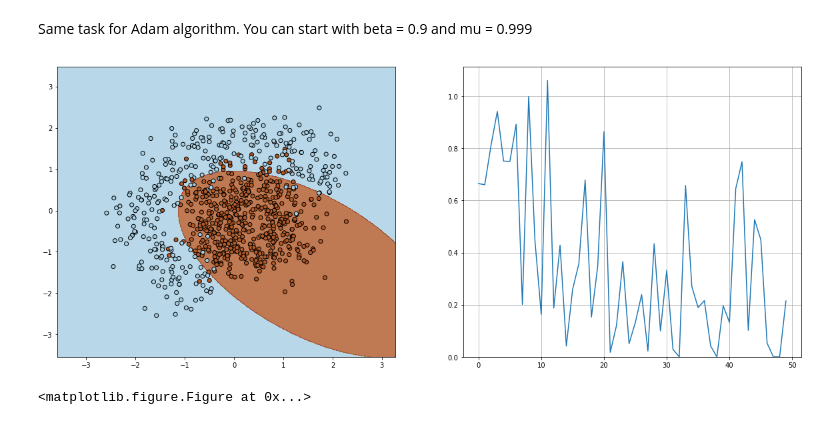
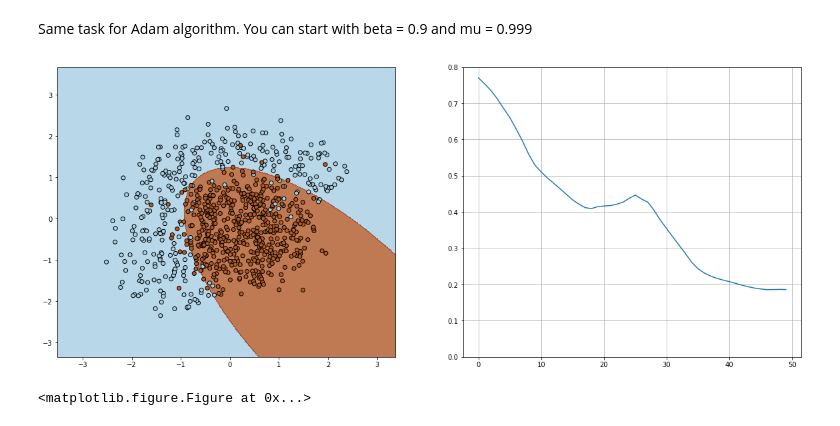
Before and after one commit to KruchDmitriy/au_dl_course, a Jupyter notebook: seminar_2/task_1.ipynb, the cells around one changed output. Saved outputs shown, nothing was run; the diff lists cells and outputs as text; code cells hidden in the pictures.

```diff
--- a/seminar_2/task_1.ipynb
+++ b/seminar_2/task_1.ipynb
@@ -204,0 +189,17 @@ plt.clf()
+# %%
+def sgd_param_init(batch_size):
+    w = np.array([1,0,0,0,0,0], dtype=np.float32)
+    alpha = 0.3
+
+    W = tf.placeholder(shape=[w.shape[0]], dtype=tf.float32, name='W')
+    X_batch = tf.placeholder(shape=[batch_size, X.shape[1]], dtype=tf.float32, name='X_batch')
+    y_batch = tf.placeholder(shape=[batch_size], dtype=tf.float32, name='y_batch')
+
+    grad = compute_grad(X_batch, y_batch, W)
+    update_w = W - grad * alpha
+
+    update_rule = lambda sess, X, y, w_: sess.run([update_w], feed_dict={X_batch: X, y_batch: y, W: w_})
+
+    return update_rule, [w]
+
+train(X, y, sgd_param_init)
@@ -339,38 +331,35 @@ plt.clf()
 # %% [markdown]
 Same task for Adam algorithm. You can start with beta = 0.9 and mu = 0.999
 # %%
-w = np.array([1,0,0,0,0,0], dtype=np.float32)
+def adam_init(batch_size):
+    w = np.array([1,0,0,0,0,0], dtype=np.float32)
+    v = np.zeros_like(w, dtype=np.float32)
+    c_w = np.zeros_like(w, dtype=np.float32)
 
-alpha = 0.1 # learning rate
-beta = 0.95  # (beta1 coefficient in original paper) exponential decay rate for the 1st moment estimates
-mu   = 0.95  # (beta2 coefficient in original paper) exponential decay rate for the 2nd moment estimates
-eps = 1e-8  # A small constant for numerical stability
+    alpha = 0.15 # learning rate
+    beta = 0.95  # (beta1 coefficient in original paper) exponential decay rate for the 1st moment estimates
+    mu   = 0.95  # (beta2 coefficient in original paper) exponential decay rate for the 2nd moment estimates
+    eps = 1e-8  # A small constant for numerical stability
 
-X = X.astype(dtype=np.float32)
-y = y.astype(dtype=np.float32)
-v = np.zeros_like(w, dtype=np.float32)
+    W = tf.placeholder(shape=[w.shape[0]], dtype=tf.float32, name='W')
+    C_w = tf.placeholder(shape=[w.shape[0]], dtype=tf.float32, name='C_w')
+    V = tf.placeholder(shape=[w.shape[0]], dtype=tf.float32, name='V')
 
-c_w = np.zeros_like(w, dtype=np.float32)
-v = np.zeros_like(w, dtype=np.float32)
+    X_batch = tf.placeholder(shape=[batch_size, X.shape[1]], dtype=tf.float32, name='X_batch')
+    y_batch = tf.placeholder(shape=[batch_size], dtype=tf.float32, name='y_batch')
 
-n_iter = 50
-batch_size = 4
-loss = np.zeros(n_iter)
-plt.figure(figsize=(12,5))
-with tf.Session() as sess:
-    for i in range(n_iter):
-        ind = random.sample(range(X.shape[0]), batch_size)
-        loss[i] = sess.run(compute_loss(X[ind], y[ind], w))
-        visualize(X[ind,:], y[ind], w, loss, n_iter)
+    grad = compute_grad(X_batch, y_batch, W)
 
-        grad = sess.run(compute_grad(X[ind], y[ind], w))
+    update_v = beta * V + (1. - beta) * grad
+    update_cw = mu * C_w + (1. - mu) * grad * grad
+    update_w = W - alpha / (tf.sqrt(update_cw) + eps) * update_v
 
-        v = beta * v + (1. - beta) * grad
-        c_w = mu * c_w + (1. - mu) * grad * grad
-        w += - alpha / (np.sqrt(c_w) + eps) * v
+    update_rule = lambda session, X, y, w, v, c_w: \
+        session.run([update_w, update_v, update_cw], feed_dict={X_batch: X, y_batch: y, W: w, V: v, C_w: c_w})
 
-visualize(X, y, w, loss, n_iter)
-plt.clf()
+    return update_rule, [w, v, c_w]
+
+train(X, y, adam_init)
 # %% [output]
-[figure, old version]
+[figure, new version]
 <matplotlib.figure.Figure at 0x...>
```
Also changed, not shown: parts of 13 cells of this notebook.
